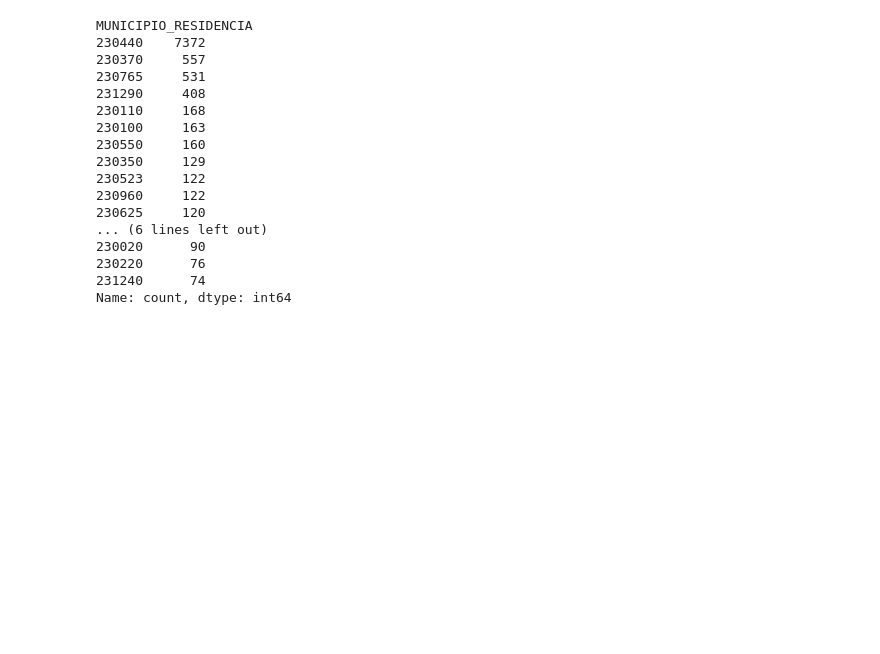
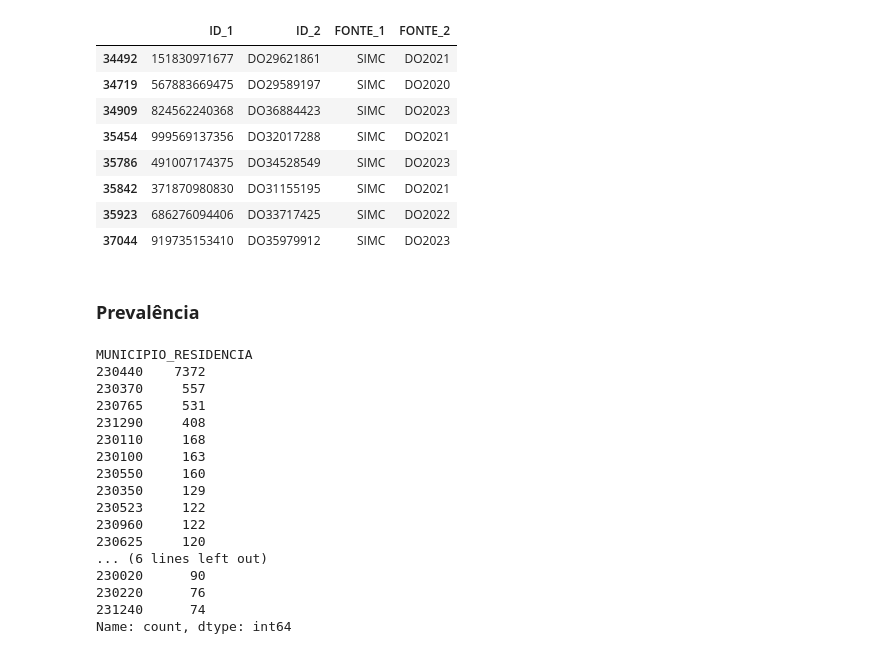
Before and after one commit to higorsmonteiro/lente-ist, a Jupyter notebook: nbs/avulso_dupli_aids.ipynb, the cells around one changed output. Cells and saved outputs as stored; diff of their text form; code cells hidden in the pictures; blank space fills up the shorter version.

```diff
--- a/nbs/avulso_dupli_aids.ipynb
+++ b/nbs/avulso_dupli_aids.ipynb
@@ -181,3 +390,17 @@ sub_df[:10]
+# %%
+pairs_all[((pairs_all["FONTE_1"].str.contains("DO")) & (pairs_all["FONTE_2"]=="SIMC")) | ( (pairs_all["FONTE_2"].str.contains("DO")) & (pairs_all["FONTE_1"]=="SIMC") )]
+# %% [output]
+|  | ID_1 | ID_2 | FONTE_1 | FONTE_2 |
+| 34492 | 151830971677 | DO29621861 | SIMC | DO2021 |
+| 34719 | 567883669475 | DO29589197 | SIMC | DO2020 |
+| 34909 | 824562240368 | DO36884423 | SIMC | DO2023 |
+| 35454 | 999569137356 | DO32017288 | SIMC | DO2021 |
+| 35786 | 491007174375 | DO34528549 | SIMC | DO2023 |
+| 35842 | 371870980830 | DO31155195 | SIMC | DO2021 |
+| 35923 | 686276094406 | DO33717425 | SIMC | DO2022 |
+| 37044 | 919735153410 | DO35979912 | SIMC | DO2023 |
+# %% [markdown]
+### **Prevalência**
 # %%
 '''
     Prevalence of AIDS cases per municipality of Ceará considering
```
Also changed, not shown: parts of 22 cells of this notebook.
